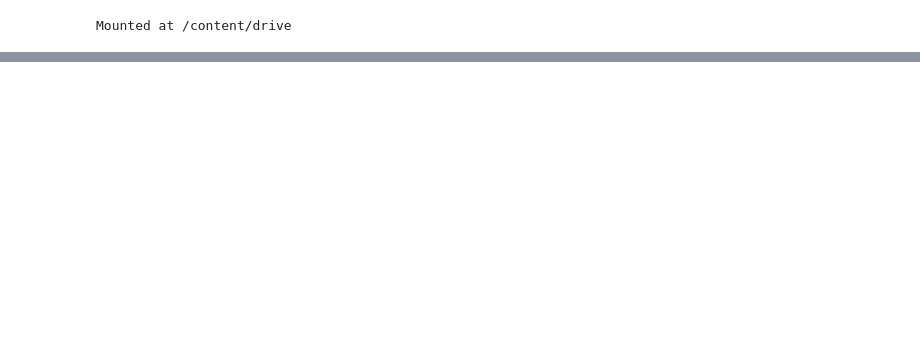
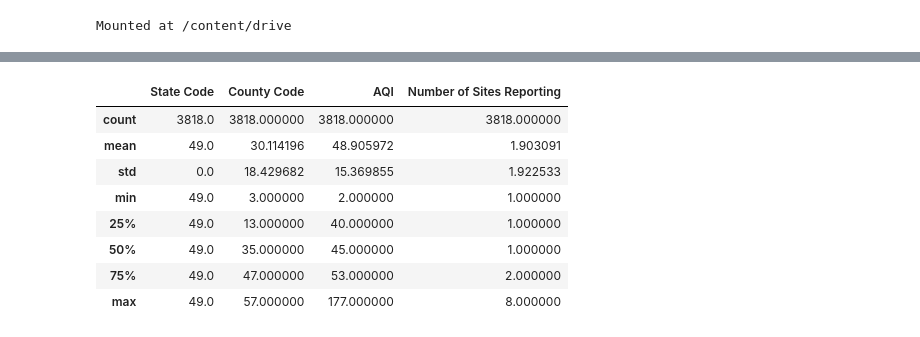
Before and after one commit to hlybrower/IS-4487-Labs, a Jupyter notebook: AirQuality_HBrower.ipynb, the cells around one changed output, grey strips where cells are left out. Drawn from its saved outputs; the diff is of its cells as text; code cells hidden in the pictures; blank space fills up the shorter version.

```diff
--- a/AirQuality_HBrower.ipynb
+++ b/AirQuality_HBrower.ipynb
@@ -22,0 +44,16 @@ Mounted at /content/drive
+# %%
+# Filter 2022 for just Utah
+
+df_22_ut= df_22[(df_22['State Name']=='Utah')]
+
+df_22_ut.describe()
+# %% [output]
+|  | State Code | County Code | AQI | Number of Sites Reporting |
+| count | 3818.0 | 3818.000000 | 3818.000000 | 3818.000000 |
+| mean | 49.0 | 30.114196 | 48.905972 | 1.903091 |
+| std | 0.0 | 18.429682 | 15.369855 | 1.922533 |
+| min | 49.0 | 3.000000 | 2.000000 | 1.000000 |
+| 25% | 49.0 | 13.000000 | 40.000000 | 1.000000 |
+| 50% | 49.0 | 35.000000 | 45.000000 | 1.000000 |
+| 75% | 49.0 | 47.000000 | 53.000000 | 2.000000 |
+| max | 49.0 | 57.000000 | 177.000000 | 8.000000 |
```
Also changed, not shown: parts of 7 cells of this notebook.
